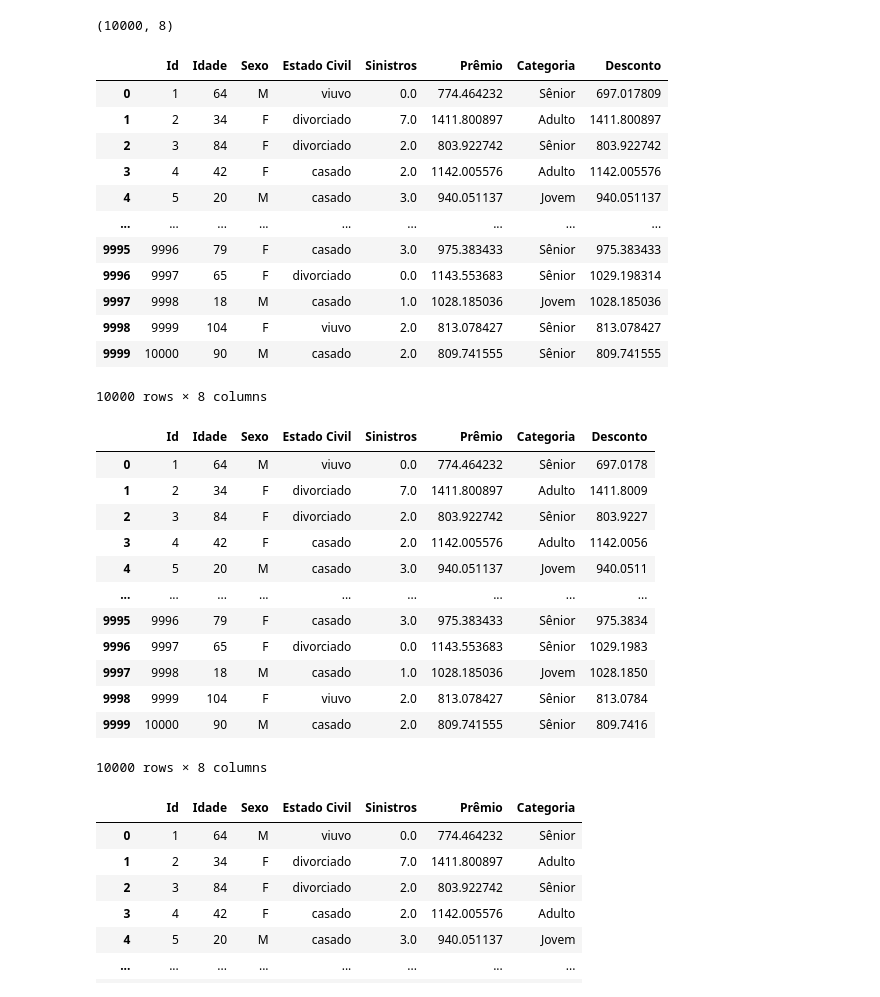
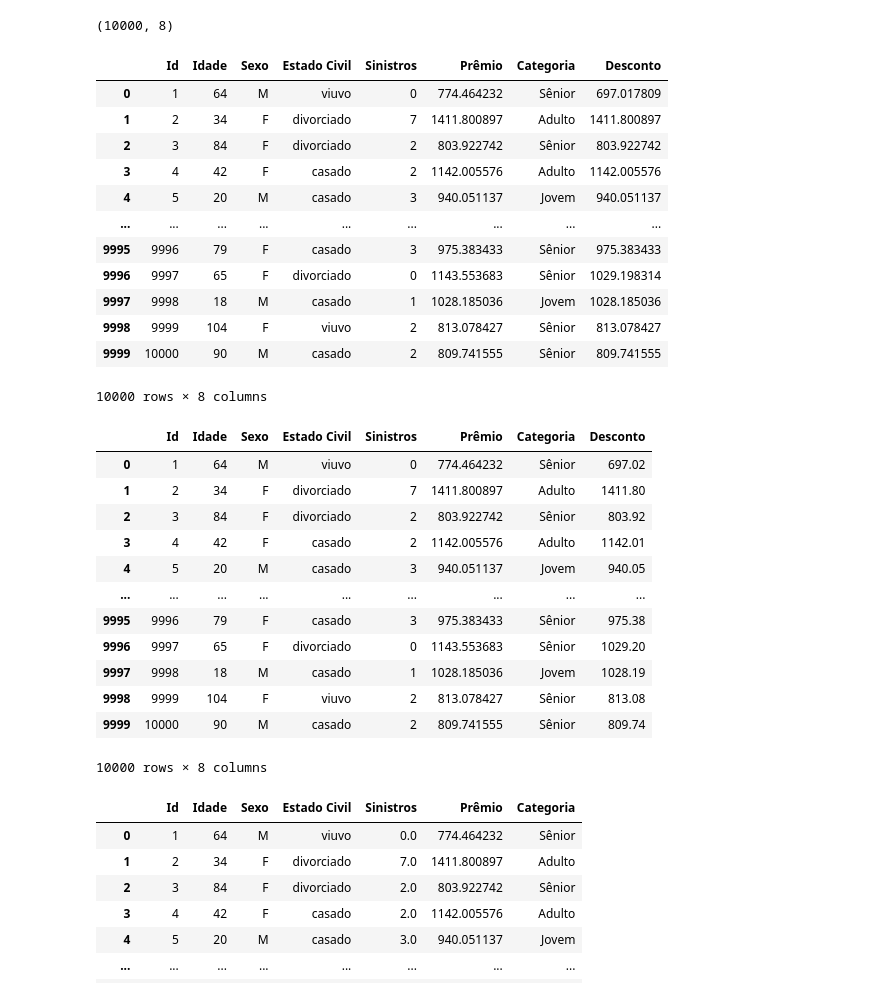
Before and after one commit to levelup-python/alura_insurance, a Jupyter notebook: Python_Data_Science/tratamento_analise.ipynb, the cells around one changed output. Saved outputs shown, nothing was run; the diff lists cells and outputs as text; code cells hidden in the pictures.

```diff
--- a/Python_Data_Science/tratamento_analise.ipynb
+++ b/Python_Data_Science/tratamento_analise.ipynb
@@ -23,40 +23,40 @@ dados.shape
 # %% [output]
 (10000, 8)
 # %%
-dados.loc[:,'Sinistros'] = dados['Sinistros'].fillna(dados['Sinistros'].mean()).round()
+dados.loc[:,'Sinistros'] = dados['Sinistros'].fillna(dados['Sinistros'].mean()).astype(int)
 # dados.loc[:,'Sinistros'] = dados['Sinistros'].fillna(0)
 dados
 # %% [output]
 |  | Id | Idade | Sexo | Estado Civil | Sinistros | Prêmio | Categoria | Desconto |
-| 0 | 1 | 64 | M | viuvo | 0.0 | 774.464232 | Sênior | 697.017809 |
-| 1 | 2 | 34 | F | divorciado | 7.0 | 1411.800897 | Adulto | 1411.800897 |
-| 2 | 3 | 84 | F | divorciado | 2.0 | 803.922742 | Sênior | 803.922742 |
-| 3 | 4 | 42 | F | casado | 2.0 | 1142.005576 | Adulto | 1142.005576 |
-| 4 | 5 | 20 | M | casado | 3.0 | 940.051137 | Jovem | 940.051137 |
+| 0 | 1 | 64 | M | viuvo | 0 | 774.464232 | Sênior | 697.017809 |
+| 1 | 2 | 34 | F | divorciado | 7 | 1411.800897 | Adulto | 1411.800897 |
+| 2 | 3 | 84 | F | divorciado | 2 | 803.922742 | Sênior | 803.922742 |
+| 3 | 4 | 42 | F | casado | 2 | 1142.005576 | Adulto | 1142.005576 |
+| 4 | 5 | 20 | M | casado | 3 | 940.051137 | Jovem | 940.051137 |
 | ... | ... | ... | ... | ... | ... | ... | ... | ... |
-| 9995 | 9996 | 79 | F | casado | 3.0 | 975.383433 | Sênior | 975.383433 |
-| 9996 | 9997 | 65 | F | divorciado | 0.0 | 1143.553683 | Sênior | 1029.198314 |
-| 9997 | 9998 | 18 | M | casado | 1.0 | 1028.185036 | Jovem | 1028.185036 |
-| 9998 | 9999 | 104 | F | viuvo | 2.0 | 813.078427 | Sênior | 813.078427 |
-| 9999 | 10000 | 90 | M | casado | 2.0 | 809.741555 | Sênior | 809.741555 |
+| 9995 | 9996 | 79 | F | casado | 3 | 975.383433 | Sênior | 975.383433 |
+| 9996 | 9997 | 65 | F | divorciado | 0 | 1143.553683 | Sênior | 1029.198314 |
+| 9997 | 9998 | 18 | M | casado | 1 | 1028.185036 | Jovem | 1028.185036 |
+| 9998 | 9999 | 104 | F | viuvo | 2 | 813.078427 | Sênior | 813.078427 |
+| 9999 | 10000 | 90 | M | casado | 2 | 809.741555 | Sênior | 809.741555 |
 10000 rows × 8 columns
 # %%
-dados.loc[:,'Desconto'] = round(dados.Desconto, 4)
-dados.loc[:,'Sinistros'] = dados['Sinistros'].round()
+dados.loc[:,'Desconto'] = round(dados.Desconto, 2)
+dados.loc[:,'Sinistros'] = dados['Sinistros'].astype(int)
 dados
 # %% [output]
 |  | Id | Idade | Sexo | Estado Civil | Sinistros | Prêmio | Categoria | Desconto |
-| 0 | 1 | 64 | M | viuvo | 0.0 | 774.464232 | Sênior | 697.0178 |
-| 1 | 2 | 34 | F | divorciado | 7.0 | 1411.800897 | Adulto | 1411.8009 |
-| 2 | 3 | 84 | F | divorciado | 2.0 | 803.922742 | Sênior | 803.9227 |
-| 3 | 4 | 42 | F | casado | 2.0 | 1142.005576 | Adulto | 1142.0056 |
-| 4 | 5 | 20 | M | casado | 3.0 | 940.051137 | Jovem | 940.0511 |
+| 0 | 1 | 64 | M | viuvo | 0 | 774.464232 | Sênior | 697.02 |
+| 1 | 2 | 34 | F | divorciado | 7 | 1411.800897 | Adulto | 1411.80 |
+| 2 | 3 | 84 | F | divorciado | 2 | 803.922742 | Sênior | 803.92 |
+| 3 | 4 | 42 | F | casado | 2 | 1142.005576 | Adulto | 1142.01 |
+| 4 | 5 | 20 | M | casado | 3 | 940.051137 | Jovem | 940.05 |
 | ... | ... | ... | ... | ... | ... | ... | ... | ... |
-| 9995 | 9996 | 79 | F | casado | 3.0 | 975.383433 | Sênior | 975.3834 |
-| 9996 | 9997 | 65 | F | divorciado | 0.0 | 1143.553683 | Sênior | 1029.1983 |
-| 9997 | 9998 | 18 | M | casado | 1.0 | 1028.185036 | Jovem | 1028.1850 |
-| 9998 | 9999 | 104 | F | viuvo | 2.0 | 813.078427 | Sênior | 813.0784 |
-| 9999 | 10000 | 90 | M | casado | 2.0 | 809.741555 | Sênior | 809.7416 |
+| 9995 | 9996 | 79 | F | casado | 3 | 975.383433 | Sênior | 975.38 |
+| 9996 | 9997 | 65 | F | divorciado | 0 | 1143.553683 | Sênior | 1029.20 |
+| 9997 | 9998 | 18 | M | casado | 1 | 1028.185036 | Jovem | 1028.19 |
+| 9998 | 9999 | 104 | F | viuvo | 2 | 813.078427 | Sênior | 813.08 |
+| 9999 | 10000 | 90 | M | casado | 2 | 809.741555 | Sênior | 809.74 |
 10000 rows × 8 columns
 # %%
 dados = dados.drop('Desconto', axis=1)
```
Also changed, not shown: parts of 4 cells of this notebook.
